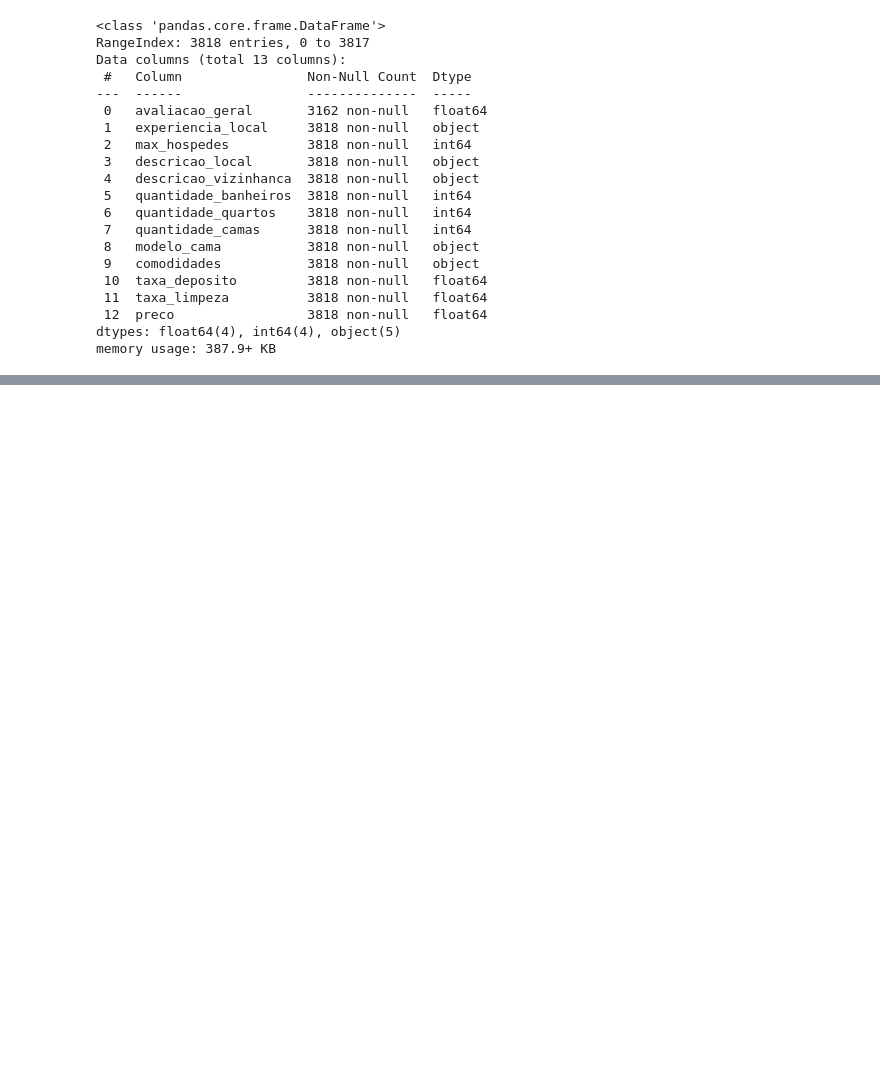
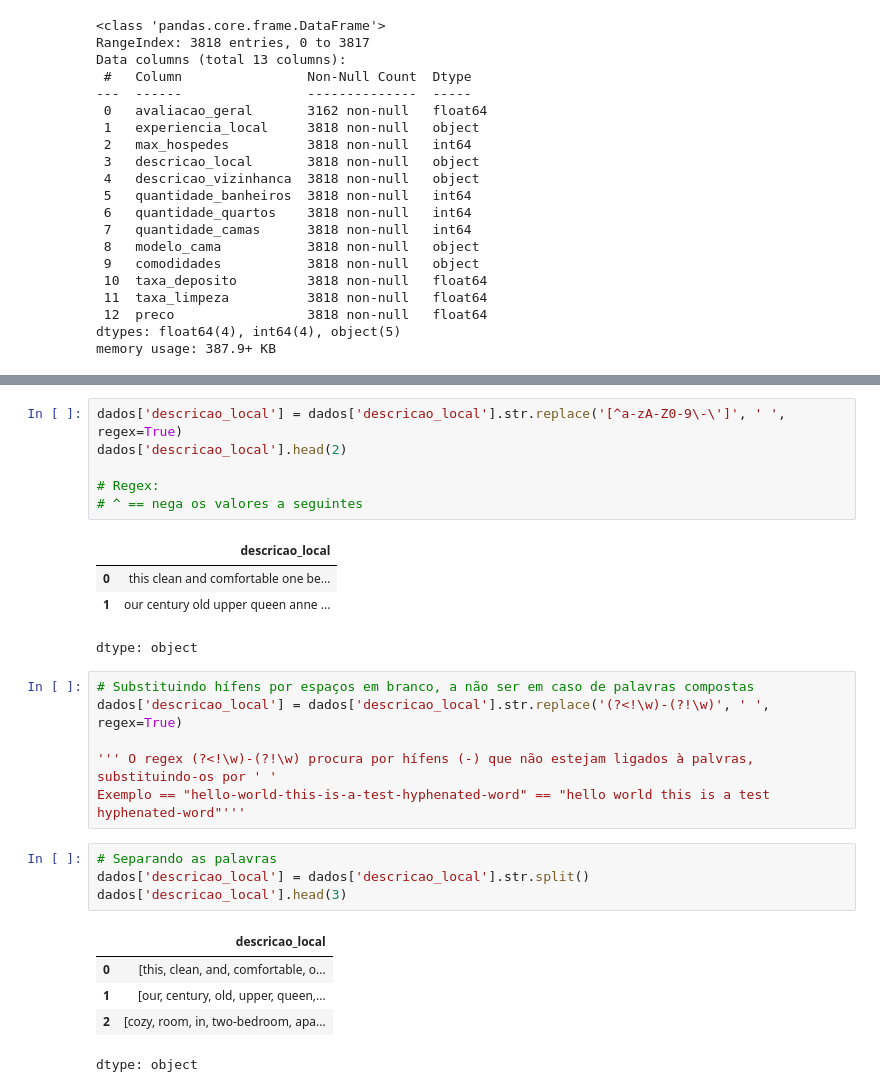
Before and after one commit to Matheus-Pombeiro/transformacao_manipulacao_dados, a Jupyter notebook: transformacao_manipulacao_dados.ipynb, the cells around one changed output, grey strips where cells are left out. Cells and saved outputs as stored; diff of their text form; blank space fills up the shorter version.

```diff
--- a/transformacao_manipulacao_dados.ipynb
+++ b/transformacao_manipulacao_dados.ipynb
@@ -222,0 +236,27 @@ memory usage: 387.9+ KB
+# %%
+dados['descricao_local'] = dados['descricao_local'].str.replace('[^a-zA-Z0-9\-\']', ' ', regex=True)
+dados['descricao_local'].head(2)
+
+# Regex:
+# ^ == nega os valores a seguintes
+# %% [output]
+|  | descricao_local |
+| 0 | this clean and comfortable one be... |
+| 1 | our century old upper queen anne ... |
+dtype: object
+# %%
+# Substituindo hífens por espaços em branco, a não ser em caso de palavras compostas
+dados['descricao_local'] = dados['descricao_local'].str.replace('(?<!\w)-(?!\w)', ' ', regex=True)
+
+''' O regex (?<!\w)-(?!\w) procura por hífens (-) que não estejam ligados à palvras, substituindo-os por ' '
+Exemplo == "hello-world-this-is-a-test-hyphenated-word" == "hello world this is a test hyphenated-word"'''
+# %%
+# Separando as palavras
+dados['descricao_local'] = dados['descricao_local'].str.split()
+dados['descricao_local'].head(3)
+# %% [output]
+|  | descricao_local |
+| 0 | [this, clean, and, comfortable, o... |
+| 1 | [our, century, old, upper, queen,... |
+| 2 | [cozy, room, in, two-bedroom, apa... |
+dtype: object
```
Also changed, not shown: parts of 10 cells of this notebook.
